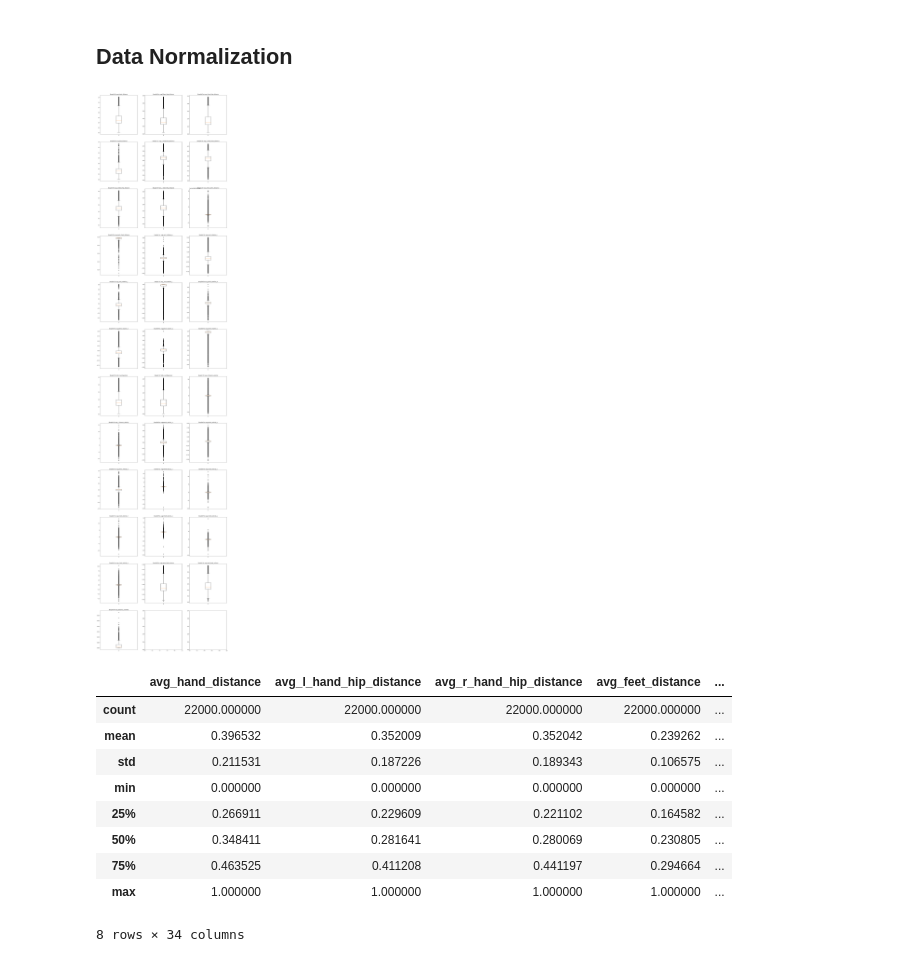
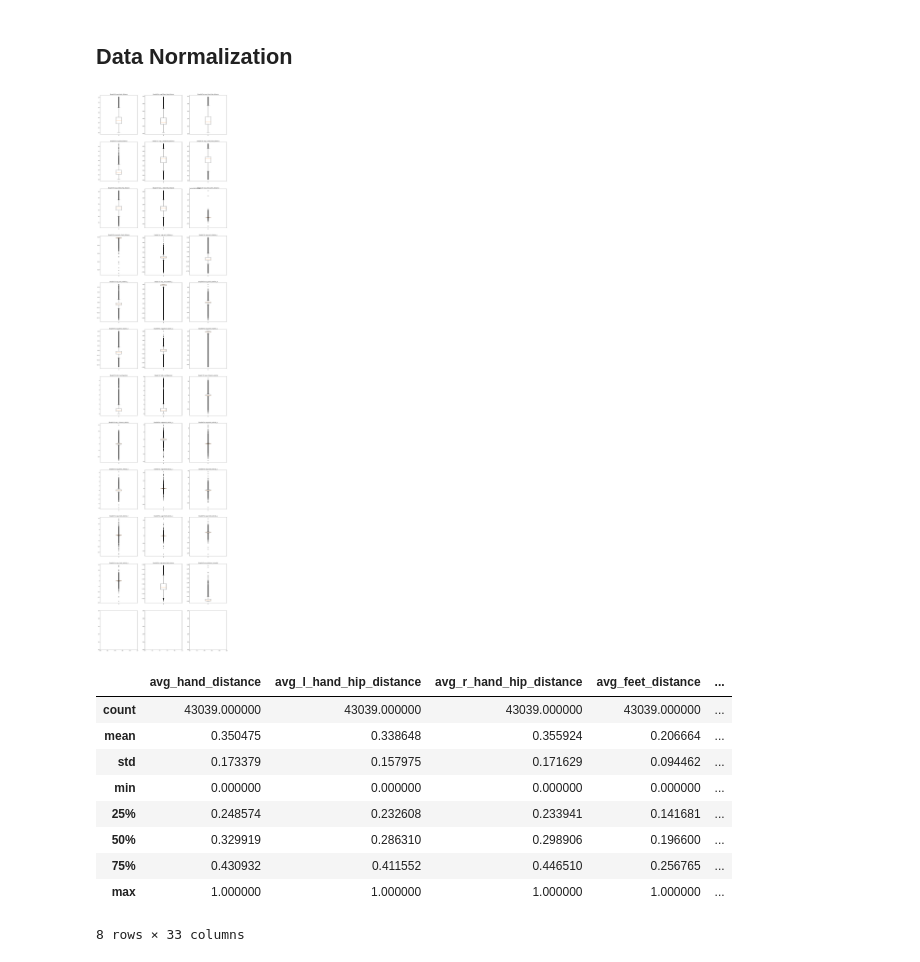
Before and after one commit to HerouFenix/Emotionally-Expressive-Motion-Controller-for-Virtual-Characters, a Jupyter notebook: emotion_classifier/data_preparation.ipynb, the cells around one changed output. Drawn from its saved outputs; the diff is of its cells as text; code cells hidden in the pictures.

```diff
--- a/emotion_classifier/data_preparation.ipynb
+++ b/emotion_classifier/data_preparation.ipynb
@@ -190,44 +285,46 @@ Proportion: 1.0 : 1.0
 # %% [markdown]
 ## Data Normalization
 # %%
-data = pd.read_csv('datasets/LMA_BALANCED.csv')
+data = pd.read_csv('datasets/pa/mREDUCED_LMA_DATA.csv')
 # %%
-numeric_vars = data.select_dtypes(include='number').columns
+target = pd.concat([data.pop(x) for x in ['EMOTION_P', 'EMOTION_A']], axis=1)
+
+numeric_vars = data.columns
 
 rows = 12
 cols = 3
 
 fig, axs = plt.subplots(rows, cols, figsize=(cols * 8, rows * 9))
 i, j = 0, 0
 
 off=0
 for n in range(len(numeric_vars)):
     num_unique = len(list(set(data[numeric_vars[n]].values)))
     axs[i, j].set_title('Boxplot for %s'%numeric_vars[n])
     axs[i, j].boxplot(data[numeric_vars[n]].dropna().values)
 
     i, j = (i + 1, 0) if (n+1-off) % cols == 0 else (i, j + 1)
 
 plt.show()
 # %% [output]
-[figure, old version]
+[figure, new version]
 # %%
-numeric_data = data.select_dtypes(include='number')
+numeric_data = data
 
 transf = MinMaxScaler(feature_range=(0, 1), copy=True).fit(numeric_data)
 minMaxData = pd.DataFrame(transf.transform(numeric_data), columns = numeric_data.columns)
 minMaxData.describe(include='all')
 # %% [output]
 |  | avg_hand_distance | avg_l_hand_hip_distance | avg_r_hand_hip_distance | avg_feet_distance | ... |
-| count | 22000.000000 | 22000.000000 | 22000.000000 | 22000.000000 | ... |
-| mean | 0.396532 | 0.352009 | 0.352042 | 0.239262 | ... |
-| std | 0.211531 | 0.187226 | 0.189343 | 0.106575 | ... |
+| count | 43039.000000 | 43039.000000 | 43039.000000 | 43039.000000 | ... |
+| mean | 0.350475 | 0.338648 | 0.355924 | 0.206664 | ... |
+| std | 0.173379 | 0.157975 | 0.171629 | 0.094462 | ... |
 | min | 0.000000 | 0.000000 | 0.000000 | 0.000000 | ... |
-| 25% | 0.266911 | 0.229609 | 0.221102 | 0.164582 | ... |
-| 50% | 0.348411 | 0.281641 | 0.280069 | 0.230805 | ... |
-| 75% | 0.463525 | 0.411208 | 0.441197 | 0.294664 | ... |
+| 25% | 0.248574 | 0.232608 | 0.233941 | 0.141681 | ... |
+| 50% | 0.329919 | 0.286310 | 0.298906 | 0.196600 | ... |
+| 75% | 0.430932 | 0.411552 | 0.446510 | 0.256765 | ... |
 | max | 1.000000 | 1.000000 | 1.000000 | 1.000000 | ... |
-8 rows × 34 columns
+8 rows × 33 columns
 # %%
 numeric_vars = minMaxData.select_dtypes(include='number').columns
 rows = 12
```
Also changed, not shown: parts of 34 cells of this notebook, 18 other files.
